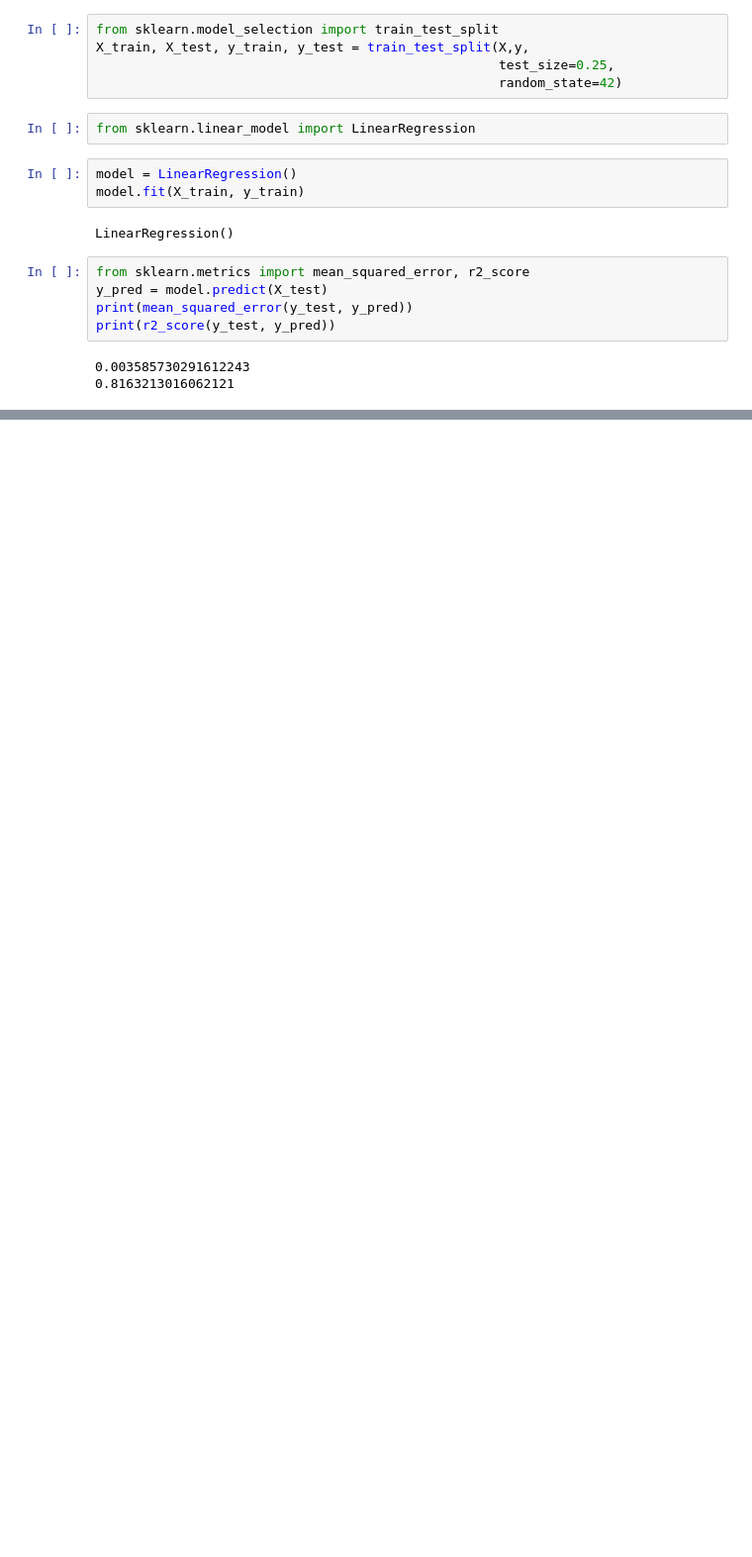
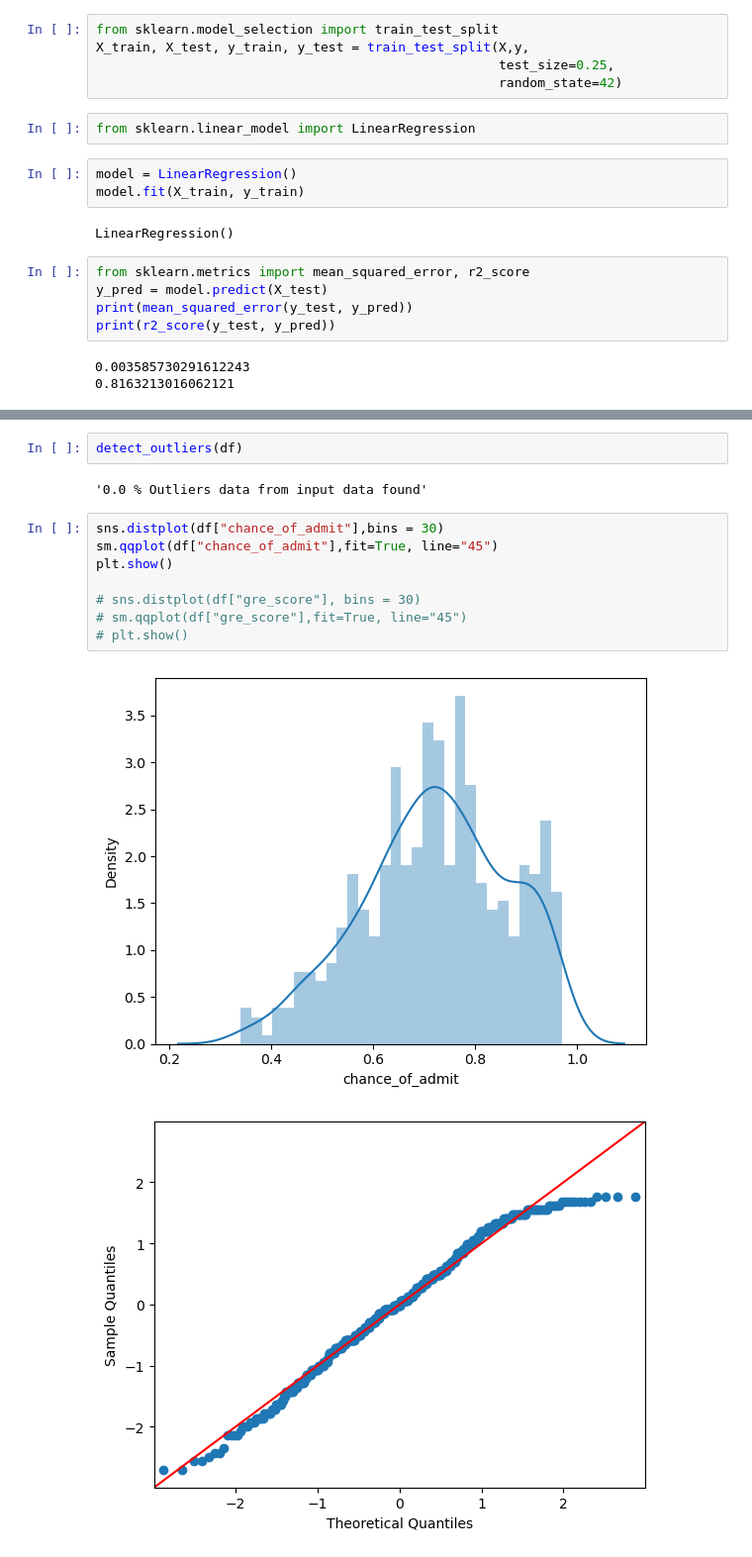
Before and after one commit to mayankjain281/ML_Supervised_Regression, a Jupyter notebook: Jamboree_Admission_Probability_Predictor/Jamboree_Admission_Probability_Predictor.ipynb, the cells around one changed output, grey strips where cells are left out. Shown at 99% size. Cells and saved outputs as stored; diff of their text form; blank space fills up the shorter version.

```diff
--- a/Jamboree_Admission_Probability_Predictor/Jamboree_Admission_Probability_Predictor.ipynb
+++ b/Jamboree_Admission_Probability_Predictor/Jamboree_Admission_Probability_Predictor.ipynb
@@ -174,0 +233,15 @@ print(r2_score(y_test, y_pred))
+# %%
+detect_outliers(df)
+# %% [output]
+'0.0 % Outliers data from input data found'
+# %%
+sns.distplot(df["chance_of_admit"],bins = 30)
+sm.qqplot(df["chance_of_admit"],fit=True, line="45")
+plt.show()
+
+# sns.distplot(df["gre_score"], bins = 30)
+# sm.qqplot(df["gre_score"],fit=True, line="45")
+# plt.show()
+# %% [output]
+[figure, added]
+[figure, added]
```
Also changed, not shown: parts of 56 cells of this notebook.
